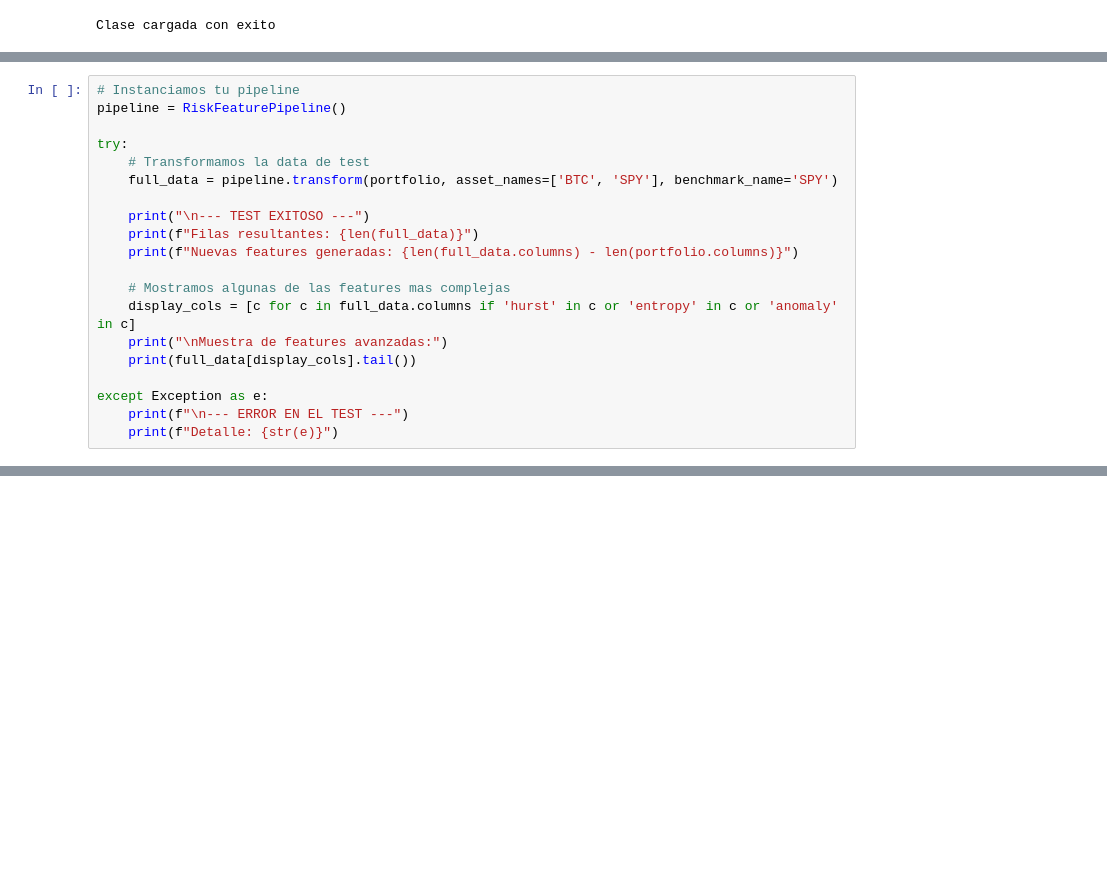
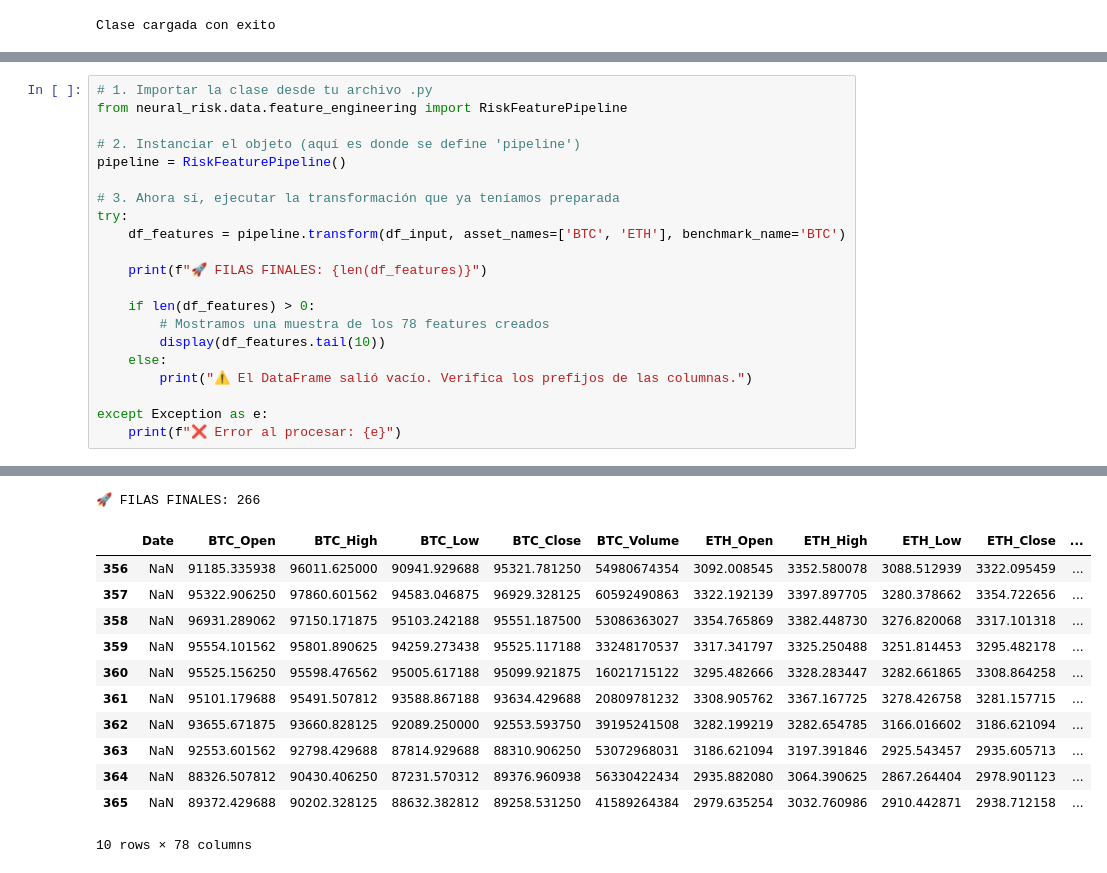
Before and after one commit to alvarez1lucas/neural_risk, a Jupyter notebook: research.ipynb, the cells around one changed output, grey strips where cells are left out. Drawn from its saved outputs; the diff is of its cells as text; blank space fills up the shorter version.

Commit message:
feat: update neural risk project

```diff
--- a/research.ipynb
+++ b/research.ipynb
@@ -291,20 +183,0 @@ See the caveats in the documentation: https://pandas.pydata.org/pandas-docs/stab
-# %%
-# Instanciamos tu pipeline
-pipeline = RiskFeaturePipeline()
-
-try:
-    # Transformamos la data de test
-    full_data = pipeline.transform(portfolio, asset_names=['BTC', 'SPY'], benchmark_name='SPY')
-
-    print("\n--- TEST EXITOSO ---")
-    print(f"Filas resultantes: {len(full_data)}")
-    print(f"Nuevas features generadas: {len(full_data.columns) - len(portfolio.columns)}")
-
-    # Mostramos algunas de las features mas complejas
-    display_cols = [c for c in full_data.columns if 'hurst' in c or 'entropy' in c or 'anomaly' in c]
-    print("\nMuestra de features avanzadas:")
-    print(full_data[display_cols].tail())
-
-except Exception as e:
-    print(f"\n--- ERROR EN EL TEST ---")
-    print(f"Detalle: {str(e)}")
@@ -402,0 +288,22 @@ Detalle técnico: 1
+# %%
+# 1. Importar la clase desde tu archivo .py
+from neural_risk.data.feature_engineering import RiskFeaturePipeline
+
+# 2. Instanciar el objeto (aquí es donde se define 'pipeline')
+pipeline = RiskFeaturePipeline()
+
+# 3. Ahora sí, ejecutar la transformación que ya teníamos preparada
+try:
+    df_features = pipeline.transform(df_input, asset_names=['BTC', 'ETH'], benchmark_name='BTC')
+
+    print(f"🚀 FILAS FINALES: {len(df_features)}")
+
+    if len(df_features) > 0:
+        # Mostramos una muestra de los 78 features creados
+        display(df_features.tail(10))
+    else:
+        print("⚠️ El DataFrame salió vacío. Verifica los prefijos de las columnas.")
+
+except Exception as e:
+    print(f"❌ Error al procesar: {e}")
+# %% [output]
@@ -402,0 +327,13 @@ Detalle técnico: 1
+🚀 FILAS FINALES: 266
+|  | Date | BTC_Open | BTC_High | BTC_Low | BTC_Close | BTC_Volume | ETH_Open | ETH_High | ETH_Low | ETH_Close | ... |
+| 356 | NaN | 91185.335938 | 96011.625000 | 90941.929688 | 95321.781250 | 54980674354 | 3092.008545 | 3352.580078 | 3088.512939 | 3322.095459 | ... |
+| 357 | NaN | 95322.906250 | 97860.601562 | 94583.046875 | 96929.328125 | 60592490863 | 3322.192139 | 3397.897705 | 3280.378662 | 3354.722656 | ... |
+| 358 | NaN | 96931.289062 | 97150.171875 | 95103.242188 | 95551.187500 | 53086363027 | 3354.765869 | 3382.448730 | 3276.820068 | 3317.101318 | ... |
+| 359 | NaN | 95554.101562 | 95801.890625 | 94259.273438 | 95525.117188 | 33248170537 | 3317.341797 | 3325.250488 | 3251.814453 | 3295.482178 | ... |
+| 360 | NaN | 95525.156250 | 95598.476562 | 95005.617188 | 95099.921875 | 16021715122 | 3295.482666 | 3328.283447 | 3282.661865 | 3308.864258 | ... |
+| 361 | NaN | 95101.179688 | 95491.507812 | 93588.867188 | 93634.429688 | 20809781232 | 3308.905762 | 3367.167725 | 3278.426758 | 3281.157715 | ... |
+| 362 | NaN | 93655.671875 | 93660.828125 | 92089.250000 | 92553.593750 | 39195241508 | 3282.199219 | 3282.654785 | 3166.016602 | 3186.621094 | ... |
+| 363 | NaN | 92553.601562 | 92798.429688 | 87814.929688 | 88310.906250 | 53072968031 | 3186.621094 | 3197.391846 | 2925.543457 | 2935.605713 | ... |
+| 364 | NaN | 88326.507812 | 90430.406250 | 87231.570312 | 89376.960938 | 56330422434 | 2935.882080 | 3064.390625 | 2867.264404 | 2978.901123 | ... |
+| 365 | NaN | 89372.429688 | 90202.328125 | 88632.382812 | 89258.531250 | 41589264384 | 2979.635254 | 3032.760986 | 2910.442871 | 2938.712158 | ... |
+10 rows × 78 columns
```
Also changed, not shown: parts of 18 cells of this notebook, 41 other files.
